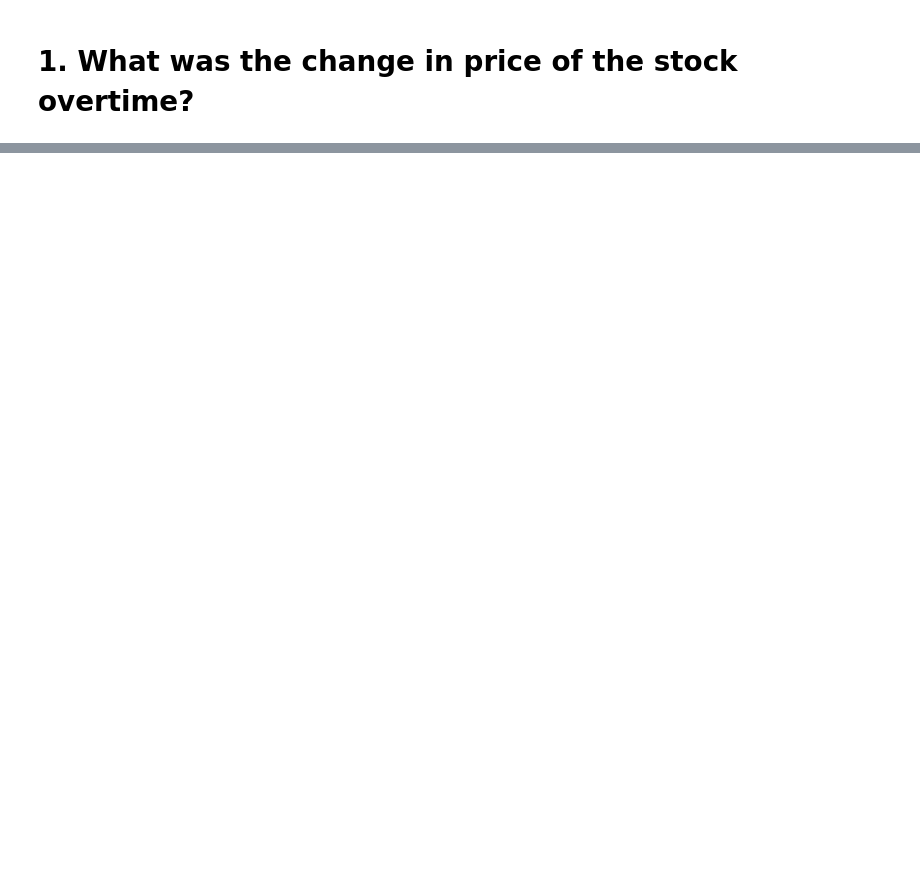
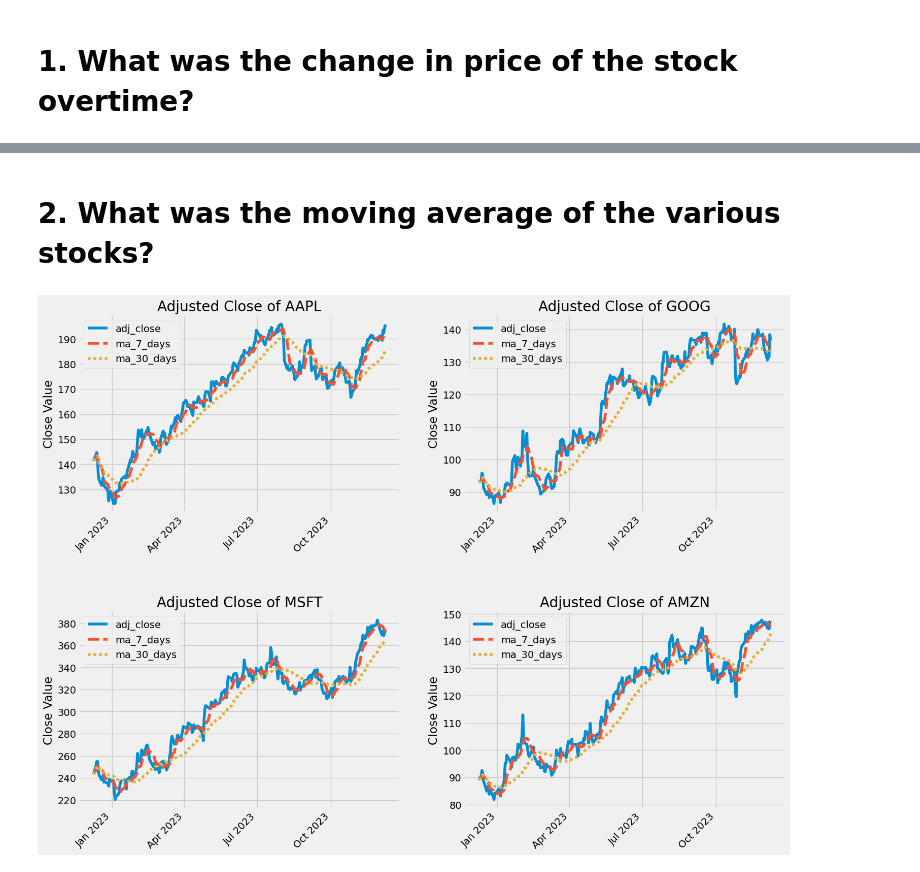
Before and after one commit to danjelito/stock-market-sql, a Jupyter notebook: main.ipynb, the cells around one changed output, grey strips where cells are left out. Saved outputs shown, nothing was run; the diff lists cells and outputs as text; code cells hidden in the pictures; blank space fills up the shorter version.

```diff
--- a/main.ipynb
+++ b/main.ipynb
@@ -80,0 +83,41 @@ plt.show()
+# %% [markdown]
+# 2. What was the moving average of the various stocks?
+# %%
+plt.figure(figsize=(16, 12))
+
+for i, company in enumerate(tech_list, 1):
+
+    plt.subplot(2, 2, i)
+
+    data = sqldf(f"""
+        SELECT
+            date,
+            adj_close,
+            AVG(adj_close) OVER(
+                ORDER BY date
+                ROWS BETWEEN 6 PRECEDING AND CURRENT ROW
+            ) AS ma_7_days,
+            AVG(adj_close) OVER(
+                ORDER BY date
+                ROWS BETWEEN 29 PRECEDING AND CURRENT ROW
+            ) AS ma_30_days
+        FROM df
+        WHERE company_name = '{company}'
+    """)
+    data["date"] = pd.to_datetime(data["date"])
+    data = data.set_index("date")
+    sns.lineplot(data)
+
+    # format x-axis ticks
+    plt.gca().xaxis.set_major_locator(mdates.MonthLocator(interval=3))
+    plt.gca().xaxis.set_major_formatter(mdates.DateFormatter('%b %Y'))
+    plt.xticks(rotation=45, ha='right')
+
+    plt.title(f"Adjusted Close of {company}")
+    plt.xlabel('')
+    plt.ylabel('Close Value')
+
+plt.subplots_adjust(hspace=0.5)
+plt.show()
+# %% [output]
+[figure, added]
```
Also changed, not shown: parts of 7 cells of this notebook.
